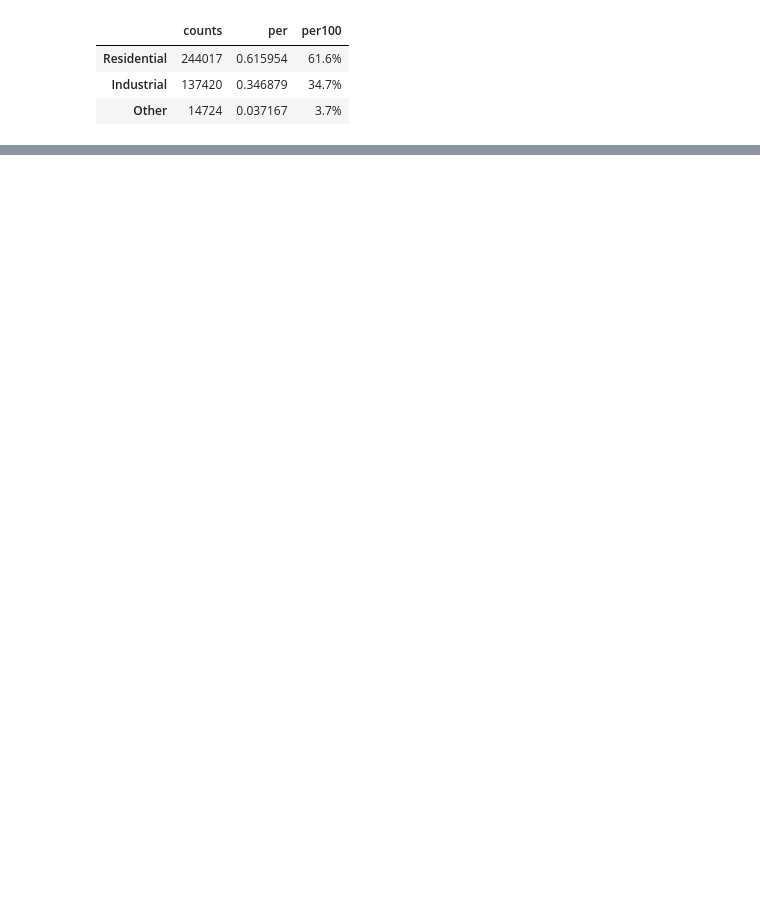
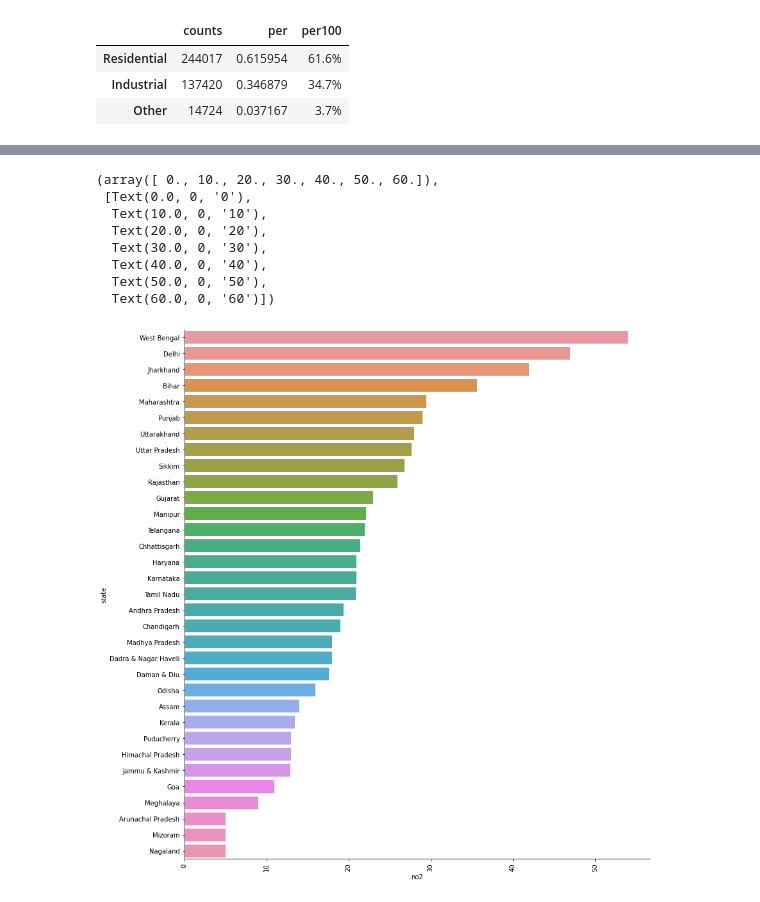
Before and after one commit to hd1801/AQI-Data-Analysis-Project, a Jupyter notebook: AQI.ipynb, the cells around one changed output, grey strips where cells are left out. Saved outputs shown, nothing was run; the diff lists cells and outputs as text; code cells hidden in the pictures; blank space fills up the shorter version.

```diff
--- a/AQI.ipynb
+++ b/AQI.ipynb
@@ -249,0 +288,14 @@ Canvas(toolbar=Toolbar(toolitems=[('Home', 'Reset original view', 'home', 'home'
+# %%
+no2 = data[['no2', 'state']].groupby(['state']).median().sort_values("no2", ascending = False)
+ax = sns.catplot(x="no2", y=no2.index, data=no2, kind="bar" , height=12)
+plt.xticks(rotation=90)
+# %% [output]
+(array([ 0., 10., 20., 30., 40., 50., 60.]),
+ [Text(0.0, 0, '0'),
+  Text(10.0, 0, '10'),
+  Text(20.0, 0, '20'),
+  Text(30.0, 0, '30'),
+  Text(40.0, 0, '40'),
+  Text(50.0, 0, '50'),
+  Text(60.0, 0, '60')])
+[figure, added]
```
Also changed, not shown: parts of 6 cells of this notebook.
